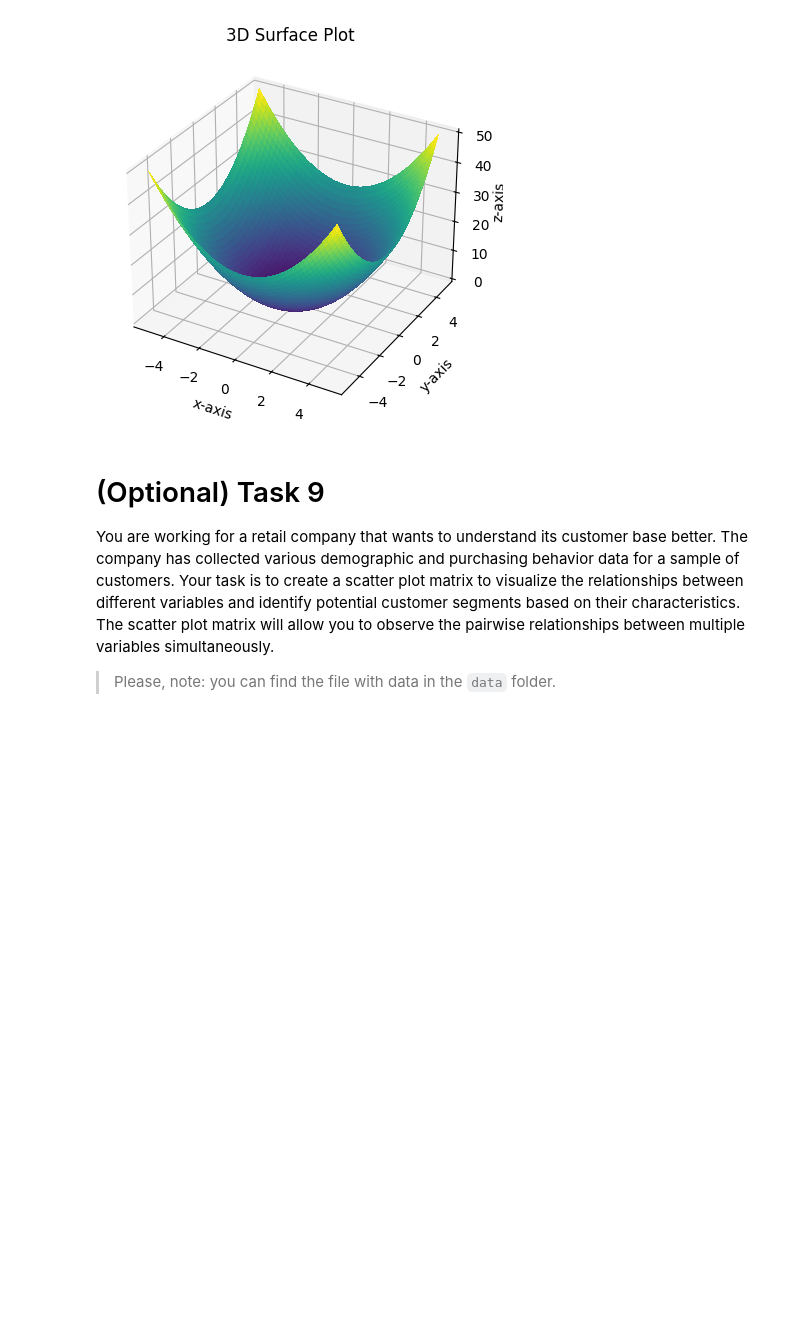
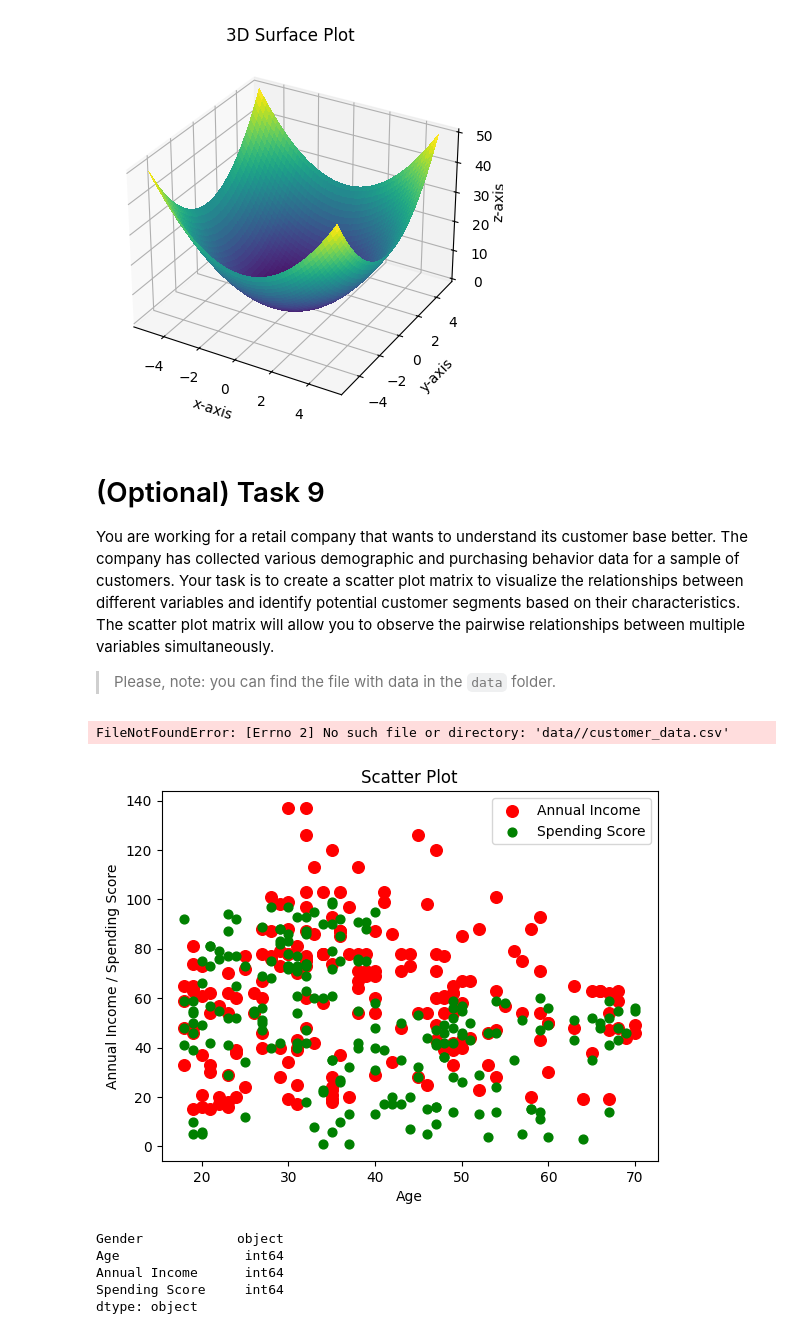
Before and after one commit to mate-academy/py-matplotlib, a Jupyter notebook: app/matplotlib.ipynb, the cells around one changed output. Saved outputs shown, nothing was run; the diff lists cells and outputs as text; code cells hidden in the pictures; blank space fills up the shorter version.

```diff
--- a/app/matplotlib.ipynb
+++ b/app/matplotlib.ipynb
@@ -243,0 +242,23 @@ You are working for a retail company that wants to understand its customer base
+# %%
+df = pd.read_csv("data//customer_data.csv", index_col="CustomerID")
+df.head()
+# %% [output]
+FileNotFoundError: [Errno 2] No such file or directory: 'data//customer_data.csv'
+# %%
+plt.title("Scatter Plot")
+plt.xlabel("Age")
+plt.ylabel("Annual Income / Spending Score")
+plt.scatter(df["Age"], df["Annual Income"], s=70, color="red", label="Annual Income")
+plt.scatter(df["Age"], df["Spending Score"], s=40, color="green", label="Spending Score")
+plt.legend()
+plt.show()
+# %% [output]
+[figure, added]
+# %%
+df.dtypes
+# %% [output]
+Gender            object
+Age                int64
+Annual Income      int64
+Spending Score     int64
+dtype: object
```
Also changed, not shown: parts of 1 cell of this notebook.
